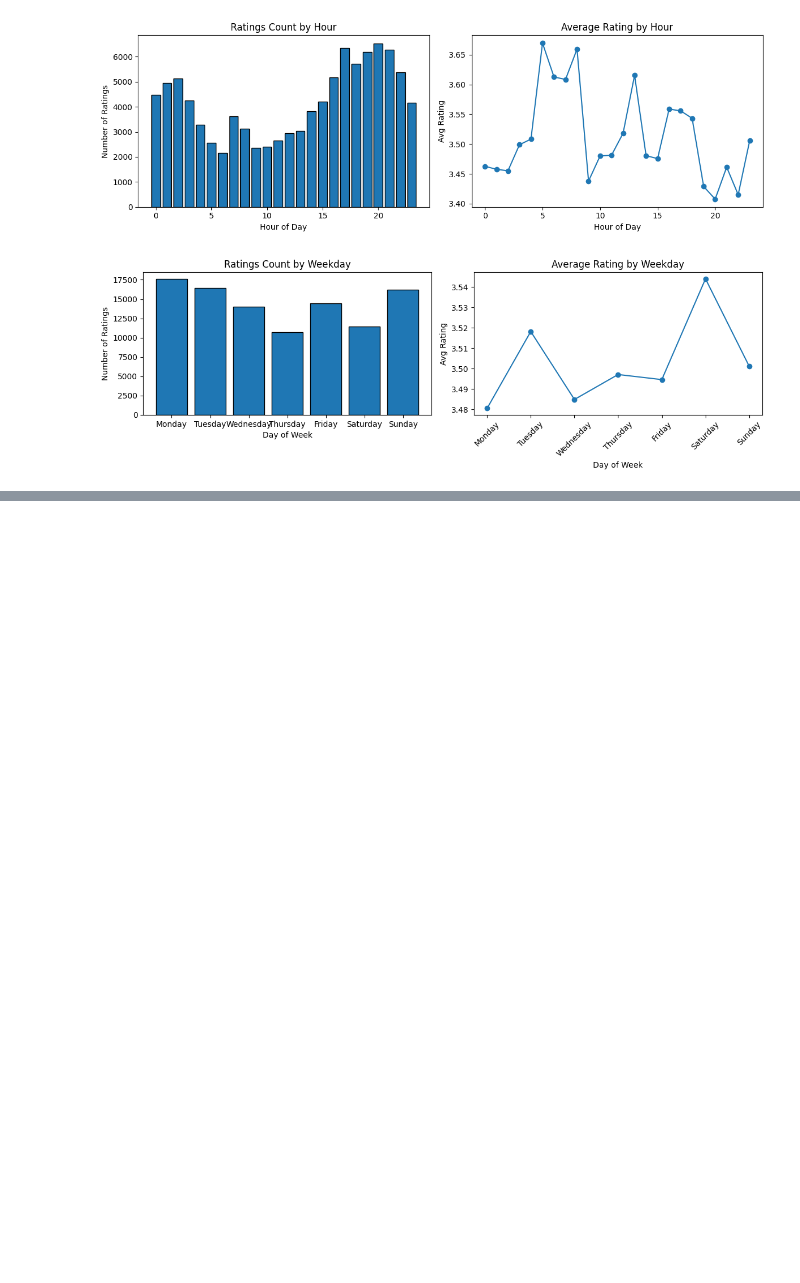
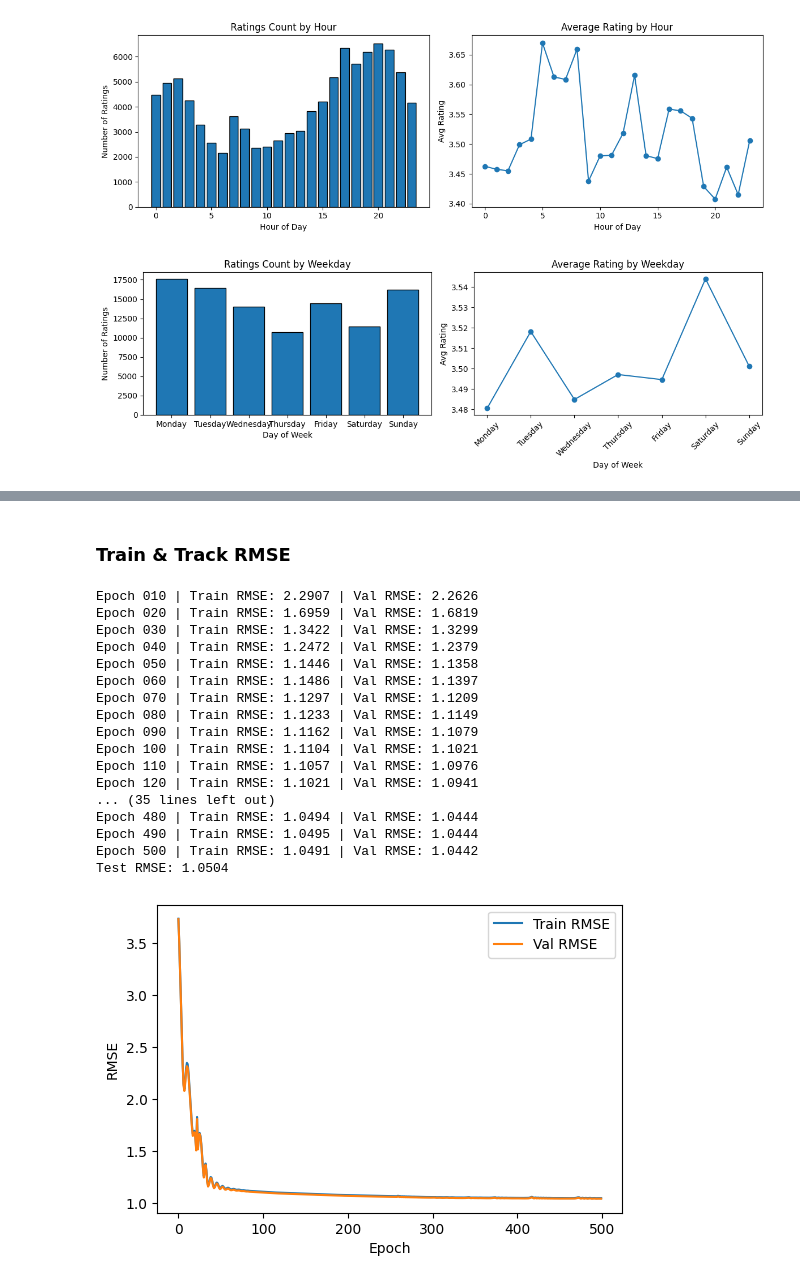
Before and after one commit to Ezio1909/movie-rating-prediction, a Jupyter notebook: playbook.ipynb, the cells around one changed output, grey strips where cells are left out. Saved outputs shown, nothing was run; the diff lists cells and outputs as text; code cells hidden in the pictures; blank space fills up the shorter version.

```diff
--- a/playbook.ipynb
+++ b/playbook.ipynb
@@ -1297,0 +834,65 @@ Test RMSE: 1.0160
+# %% [markdown]
+### Train & Track RMSE
+# %%
+import math
+import matplotlib.pyplot as plt
+
+device = torch.device('cuda' if torch.cuda.is_available() else 'cpu')
+# model = GATRec(in_dim=data.x.size(1)).to(device)
+model = GATv2Rec(in_dim=data.x.size(1)).to(device)
+opt   = torch.optim.Adam(model.parameters(), lr=1e-3, weight_decay=1e-4)
+loss_fn = nn.MSELoss()
+
+data = data.to(device)
+train_rmses, val_rmses = [], []
+epochs = 500
+
+for epoch in range(1, epochs+1):
+    model.train()
+    opt.zero_grad()
+    out = model(data)
+    loss = loss_fn(out[data.train_mask], data.edge_label[data.train_mask])
+    loss.backward()
+    opt.step()
+    train_rmses.append(math.sqrt(loss.item()))
+
+    model.eval()
+    with torch.no_grad():
+        v_loss = loss_fn(out[data.val_mask], data.edge_label[data.val_mask])
+        val_rmses.append(math.sqrt(v_loss.item()))
+
+    if epoch % 10 == 0:
+        print(f"Epoch {epoch:03d} | Train RMSE: {train_rmses[-1]:.4f} | Val RMSE: {val_rmses[-1]:.4f}")
+
+# final test RMSE
+model.eval()
+with torch.no_grad():
+    t_loss = loss_fn(model(data)[data.test_mask], data.edge_label[data.test_mask])
+    print(f"Test RMSE: {math.sqrt(t_loss.item()):.4f}")
+
+plt.figure(figsize=(6,4))
+plt.plot(train_rmses, label='Train RMSE')
+plt.plot(val_rmses,   label='Val RMSE')
+plt.xlabel('Epoch')
+plt.ylabel('RMSE')
+plt.legend()
+plt.show()
+# %% [output]
+Epoch 010 | Train RMSE: 2.2907 | Val RMSE: 2.2626
+Epoch 020 | Train RMSE: 1.6959 | Val RMSE: 1.6819
+Epoch 030 | Train RMSE: 1.3422 | Val RMSE: 1.3299
+Epoch 040 | Train RMSE: 1.2472 | Val RMSE: 1.2379
+Epoch 050 | Train RMSE: 1.1446 | Val RMSE: 1.1358
+Epoch 060 | Train RMSE: 1.1486 | Val RMSE: 1.1397
+Epoch 070 | Train RMSE: 1.1297 | Val RMSE: 1.1209
+Epoch 080 | Train RMSE: 1.1233 | Val RMSE: 1.1149
+Epoch 090 | Train RMSE: 1.1162 | Val RMSE: 1.1079
+Epoch 100 | Train RMSE: 1.1104 | Val RMSE: 1.1021
+Epoch 110 | Train RMSE: 1.1057 | Val RMSE: 1.0976
+Epoch 120 | Train RMSE: 1.1021 | Val RMSE: 1.0941
+... (35 lines left out)
+Epoch 480 | Train RMSE: 1.0494 | Val RMSE: 1.0444
+Epoch 490 | Train RMSE: 1.0495 | Val RMSE: 1.0444
+Epoch 500 | Train RMSE: 1.0491 | Val RMSE: 1.0442
+Test RMSE: 1.0504
+[figure, added]
```
Also changed, not shown: parts of 28 cells of this notebook, 12 other files.
